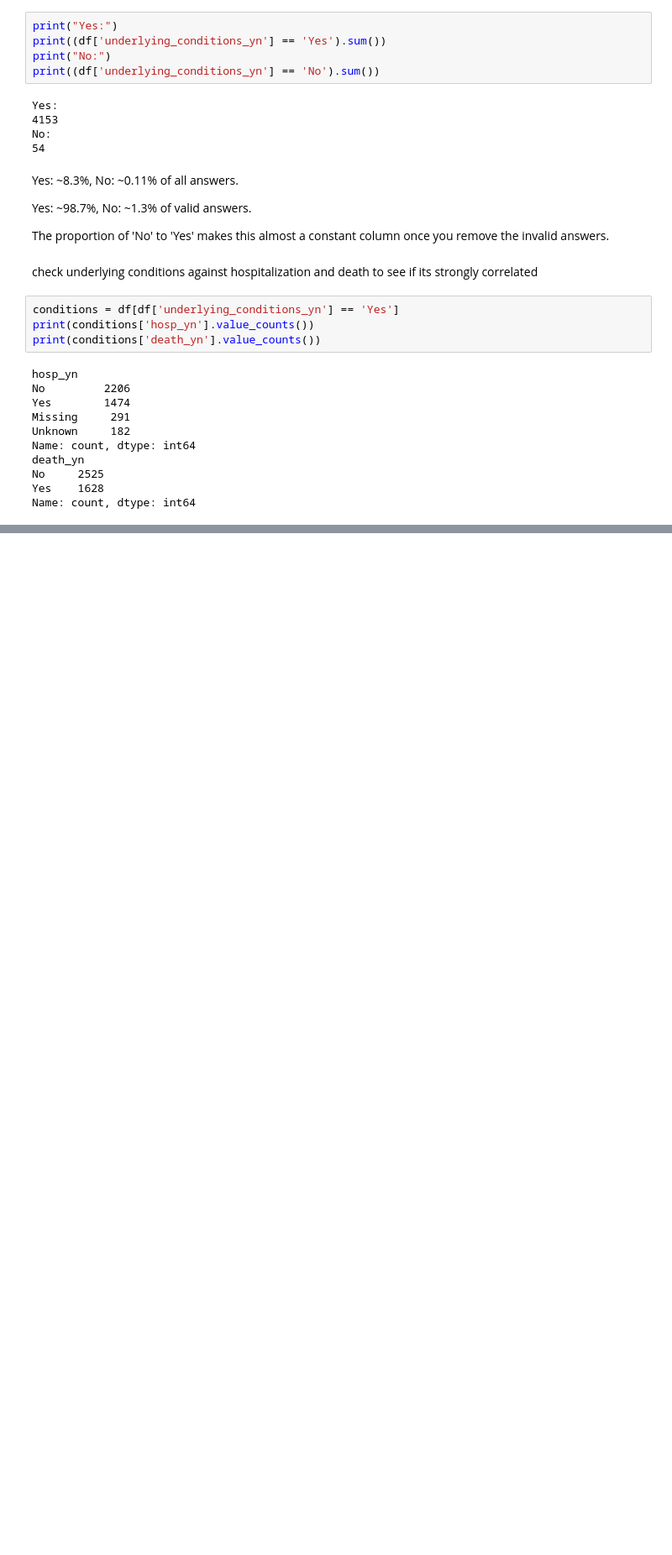
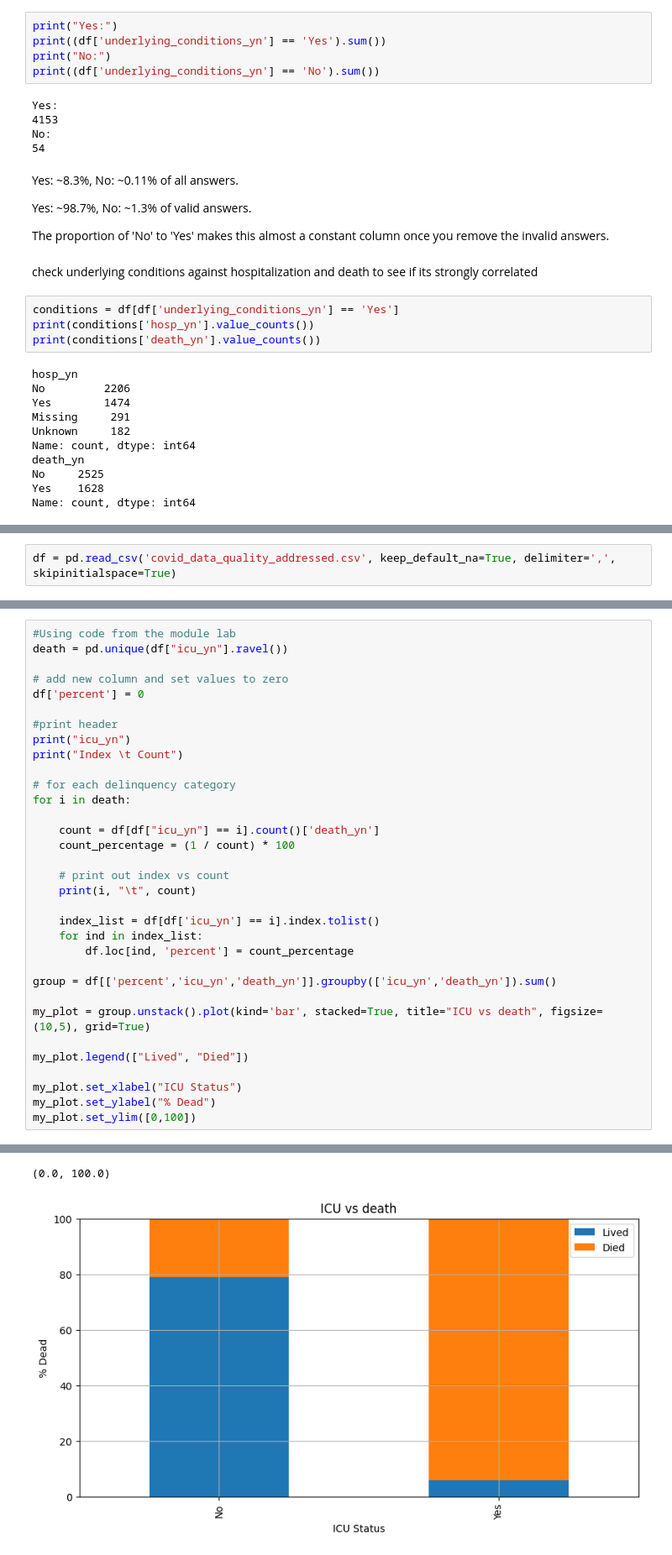
Before and after one commit to Southwick-Adam/CovidDataAnalysis, a Jupyter notebook: 2023-Homework1-Notebook.ipynb, the cells around one changed output, grey strips where cells are left out. Shown: that part at 84% size. Cells and saved outputs as stored; diff of their text form; blank space fills up the shorter version.

```diff
--- a/2023-Homework1-Notebook.ipynb
+++ b/2023-Homework1-Notebook.ipynb
@@ -838,0 +899,2 @@ The results of my correlation test with hosp_yn and death_yn arent very conclusi
+# %%
+df = pd.read_csv('covid_data_quality_addressed.csv', keep_default_na=True, delimiter=',', skipinitialspace=True)
@@ -838,0 +922,34 @@ The results of my correlation test with hosp_yn and death_yn arent very conclusi
+# %%
+#Using code from the module lab
+death = pd.unique(df["icu_yn"].ravel())
+
+# add new column and set values to zero
+df['percent'] = 0
+
+#print header
+print("icu_yn")
+print("Index \t Count")
+
+# for each delinquency category
+for i in death:
+
+    count = df[df["icu_yn"] == i].count()['death_yn']
+    count_percentage = (1 / count) * 100
+
+    # print out index vs count
+    print(i, "\t", count)
+
+    index_list = df[df['icu_yn'] == i].index.tolist()
+    for ind in index_list:
+        df.loc[ind, 'percent'] = count_percentage
+
+group = df[['percent','icu_yn','death_yn']].groupby(['icu_yn','death_yn']).sum()
+
+my_plot = group.unstack().plot(kind='bar', stacked=True, title="ICU vs death", figsize=(10,5), grid=True)
+
+my_plot.legend(["Lived", "Died"])
+
+my_plot.set_xlabel("ICU Status")
+my_plot.set_ylabel("% Dead")
+my_plot.set_ylim([0,100])
+# %% [output]
@@ -838,0 +961,2 @@ The results of my correlation test with hosp_yn and death_yn arent very conclusi
+(0.0, 100.0)
+[figure, added]
```
Also changed, not shown: parts of 52 cells of this notebook, 4 other files.
